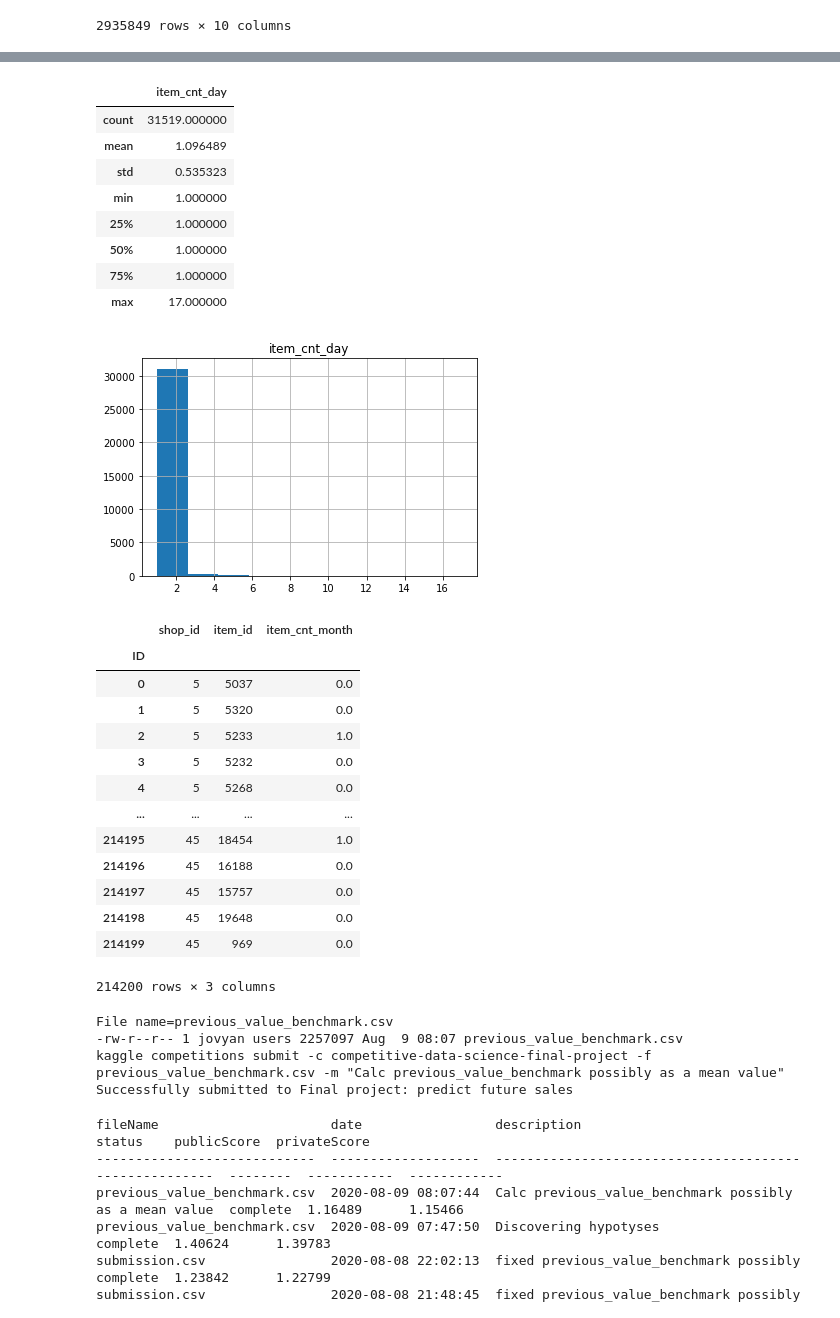
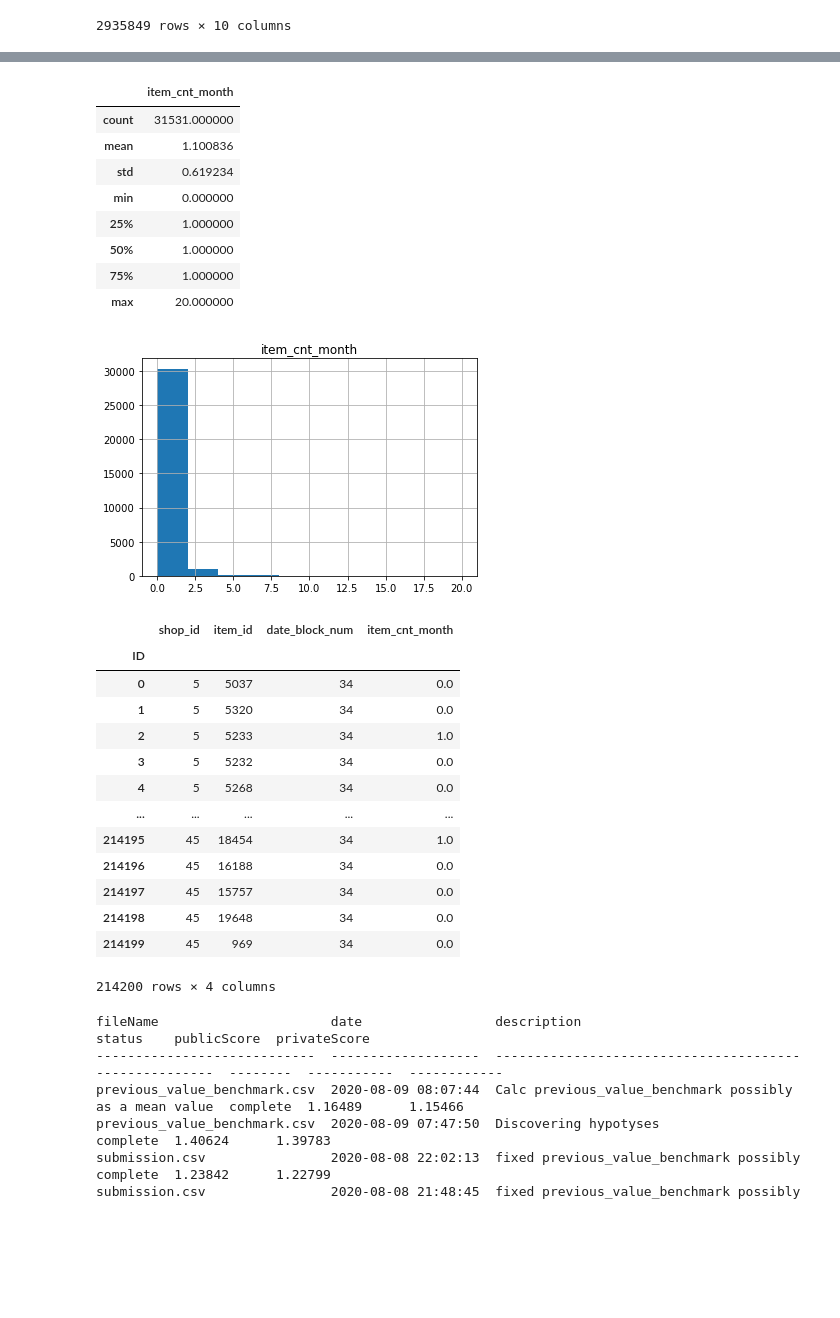
Before and after one commit to ddmitry80/coursera_how_to_win_kaggle, a Jupyter notebook: Final_project/Coursera_Kaggle_Project.ipynb, the cells around one changed output, grey strips where cells are left out. Cells and saved outputs as stored; diff of their text form; code cells hidden in the pictures; blank space fills up the shorter version.

```diff
--- a/Final_project/Coursera_Kaggle_Project.ipynb
+++ b/Final_project/Coursera_Kaggle_Project.ipynb
@@ -101,6 +112,9 @@ transactions.date = pd.to_datetime(transactions.date, yearfirst=True)
 data = transactions.merge(items).merge(item_categories).merge(shops)
 # Calculate income from transaction
 # data['income'] = data['item_price'] * data['item_cnt_day']
+data['date_block_num'] = data['date_block_num'].astype(np.int8)
+data['shop_id'] = data['shop_id'].astype(np.int8)
+data['item_id'] = data['item_id'].astype(np.int16)
 data
 # %% [output]
 |  | date | date_block_num | shop_id | item_id | item_price | item_cnt_day | item_name | item_category_id | ... |
@@ -139,6 +153,7 @@ memory usage: 246.4+ MB
 # %%
 %%time
-# Remove outliers from data
-data[data['item_cnt_day']<0] = 0
-data[data['item_cnt_day']>20] = 20
+# Clip data to boundaries
+# data[data['item_cnt_day']<0] = 0
+# data[data['item_cnt_day']>20] = 20
+data['item_cnt_day'].clip(lower=0, upper=20, inplace=True)
 # %% [output]
@@ -147,52 +185,52 @@ Wall time: 10.2 s
 # %%
-d_sum_mean = data[data['date_block_num']==33].groupby(['shop_id', 'item_id'])['item_cnt_day'].mean().to_frame()
+d_sum_mean = data[data['date_block_num']==33
+                 ].groupby(['shop_id', 'item_id'])['item_cnt_day'].mean().to_frame()
+d_sum_mean.columns = ['item_cnt_month']
 # d_sum[d_sum<0]=0
 d_sum_mean.hist()
 d_sum_mean.describe()
 # %% [output]
-|  | item_cnt_day |
-| count | 31519.000000 |
-| mean | 1.096489 |
-| std | 0.535323 |
-| min | 1.000000 |
+|  | item_cnt_month |
+| count | 31531.000000 |
+| mean | 1.100836 |
+| std | 0.619234 |
+| min | 0.000000 |
 | 25% | 1.000000 |
 | 50% | 1.000000 |
 | 75% | 1.000000 |
-| max | 17.000000 |
+| max | 20.000000 |
-[figure, old version]
+[figure, new version]
 # %%
 # Preparation submission
-d_sum_mean.reset_index(inplace=True)
-d_sum_mean.columns=['shop_id', 'item_id', 'item_cnt_month']
+# d_sum_mean.reset_index(inplace=True)
+# d_sum_mean.columns=['shop_id', 'item_id', 'item_cnt_month']
 
-submission = test.merge(d_sum_mean, how='left', sort=False)
-submission.index.name='ID'
+# submission = test.merge(d_sum_mean, how='left', sort=False)
+submission = test.reset_index().set_index(
+    ['shop_id', 'item_id', 'ID']).join(d_sum_mean, how='left', sort=False)
+submission = submission.reset_index().set_index('ID')
 submission.fillna(0, inplace=True)
 submission
 # %% [output]
-|  | shop_id | item_id | item_cnt_month |
-| ID |  |  |  |
-| 0 | 5 | 5037 | 0.0 |
-| 1 | 5 | 5320 | 0.0 |
-| 2 | 5 | 5233 | 1.0 |
-| 3 | 5 | 5232 | 0.0 |
-| 4 | 5 | 5268 | 0.0 |
-| ... | ... | ... | ... |
-| 214195 | 45 | 18454 | 1.0 |
-| 214196 | 45 | 16188 | 0.0 |
-| 214197 | 45 | 15757 | 0.0 |
-| 214198 | 45 | 19648 | 0.0 |
-| 214199 | 45 | 969 | 0.0 |
+|  | shop_id | item_id | date_block_num | item_cnt_month |
+| ID |  |  |  |  |
+| 0 | 5 | 5037 | 34 | 0.0 |
+| 1 | 5 | 5320 | 34 | 0.0 |
+| 2 | 5 | 5233 | 34 | 1.0 |
+| 3 | 5 | 5232 | 34 | 0.0 |
+| 4 | 5 | 5268 | 34 | 0.0 |
+| ... | ... | ... | ... | ... |
+| 214195 | 45 | 18454 | 34 | 1.0 |
+| 214196 | 45 | 16188 | 34 | 0.0 |
+| 214197 | 45 | 15757 | 34 | 0.0 |
+| 214198 | 45 | 19648 | 34 | 0.0 |
+| 214199 | 45 | 969 | 34 | 0.0 |
-214200 rows × 3 columns
+214200 rows × 4 columns
 # %%
 # Create submission file and send it to Kaggle
-submission.drop(columns=['shop_id', 'item_id']).to_csv('previous_value_benchmark.csv', index=True)
+submission.reset_index().drop(
+    columns=['shop_id', 'item_id', 'date_block_num']).to_csv('previous_value_benchmark.csv', index=True)
 # kaggle_submit("previous_value_benchmark.csv", "Calc previous_value_benchmark possibly as a mean value")
-# %% [output]
-File name=previous_value_benchmark.csv
--rw-r--r-- 1 jovyan users 2257097 Aug  9 08:07 previous_value_benchmark.csv
-kaggle competitions submit -c competitive-data-science-final-project -f previous_value_benchmark.csv -m "Calc previous_value_benchmark possibly as a mean value"
-Successfully submitted to Final project: predict future sales
 # %%
 # Get score
 kaggle_get_submissions()
```
Also changed, not shown: parts of 17 cells of this notebook.
